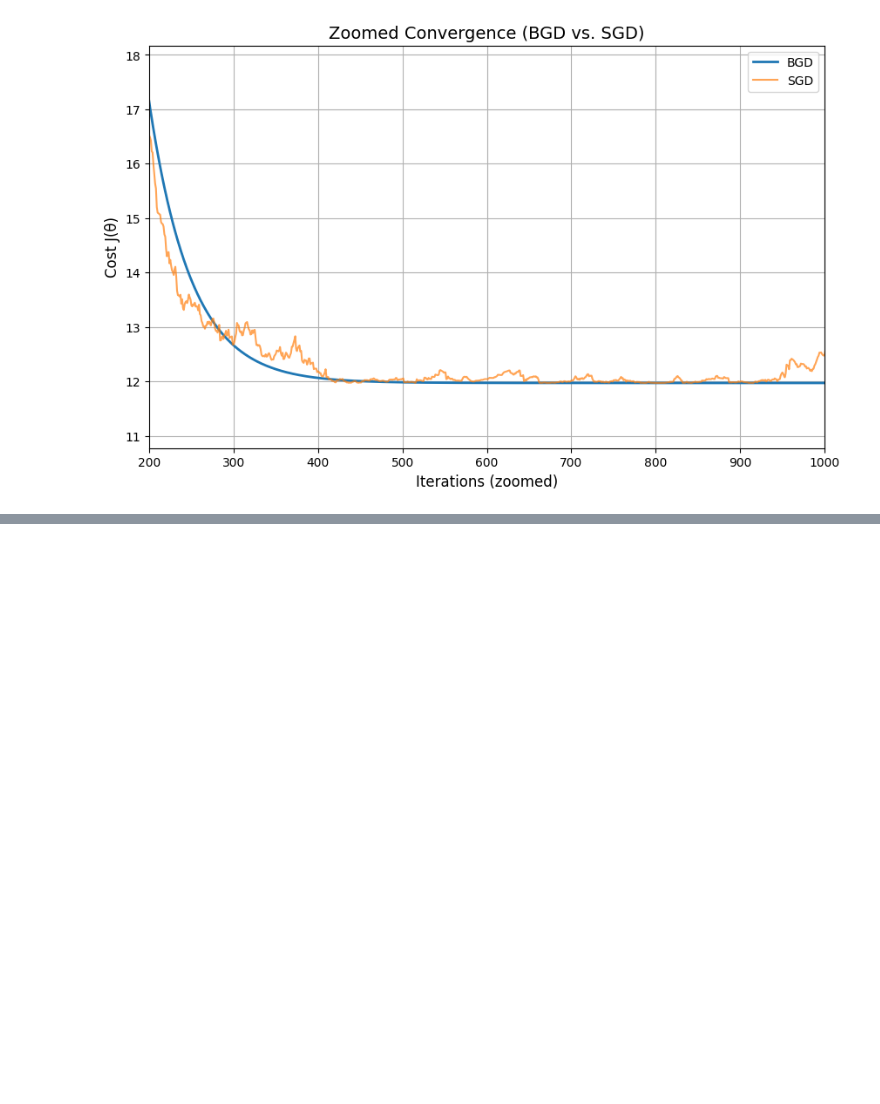
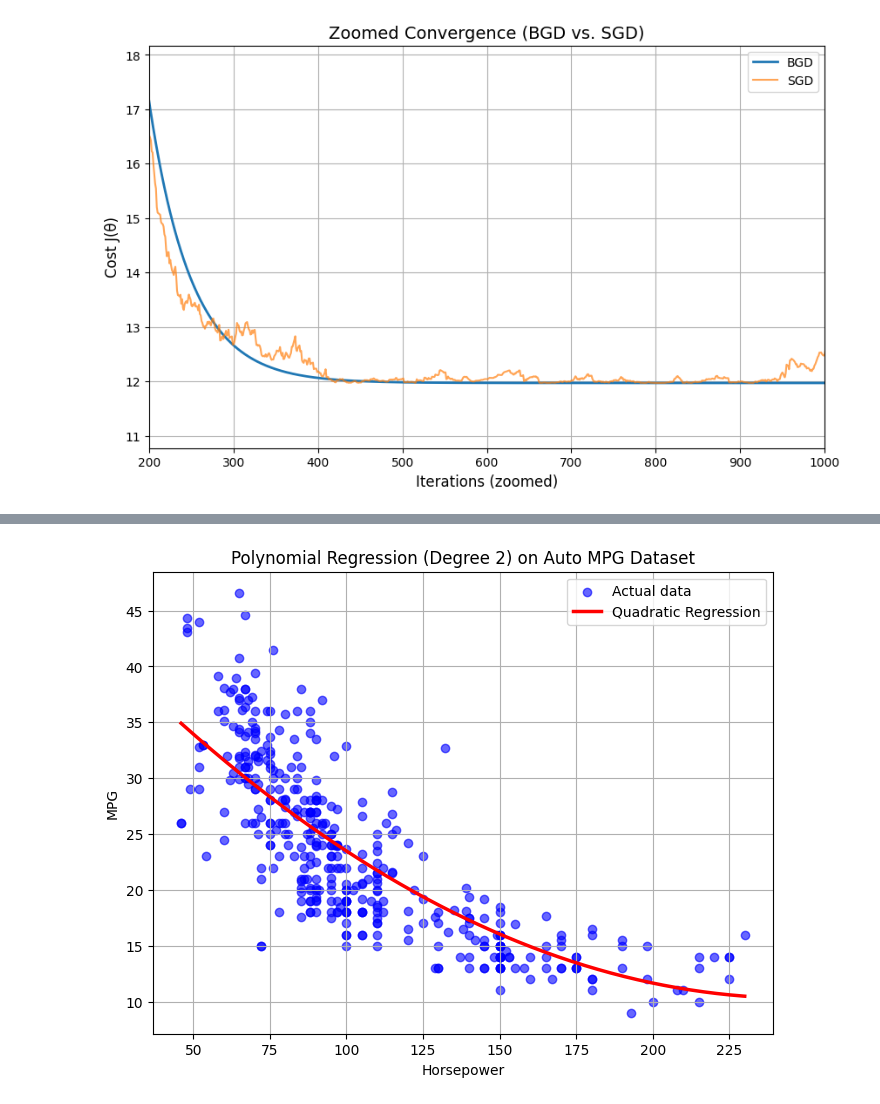
Before and after one commit to parmidamardi/CDM-TA-3, a Jupyter notebook: CDM_TA_3.ipynb, the cells around one changed output, grey strips where cells are left out. Cells and saved outputs as stored; diff of their text form; code cells hidden in the pictures; blank space fills up the shorter version.

Commit message:
part 3: Implement nonlinear regression

```diff
--- a/CDM_TA_3.ipynb
+++ b/CDM_TA_3.ipynb
@@ -250,0 +253,4 @@ plt.show()
+# %%
+#3.1.1
+x = data_mpg['Horsepower'].values.reshape(-1, 1)
+y = data_mpg['MPG'].values.reshape(-1, 1)
@@ -250,0 +302,37 @@ plt.show()
+# %%
+#3.1.3
+theta_poly, cost_sgd_poly = stochastic_gradient_descent(
+    Apoly_norm,
+    y,
+    learning_rate=0.01,
+    n_iterations=5000
+)
+# %%
+#3.1.4
+x_plot = np.linspace(x.min(), x.max(), 300).reshape(-1, 1)
+
+x1_norm_plot = (x_plot - x1_mean) / x1_std
+x2_norm_plot = (x_plot**2 - x2_mean) / x2_std
+
+Apoly_plot = np.hstack([
+    np.ones_like(x_plot),
+    x1_norm_plot,
+    x2_norm_plot
+])
+
+y_pred = Apoly_plot @ theta_poly
+
+plt.figure(figsize=(8, 6))
+
+plt.scatter(x, y, color='blue', alpha=0.6, label='Actual data')
+
+plt.plot(x_plot, y_pred, color='red', linewidth=2.5, label='Quadratic Regression')
+
+plt.xlabel('Horsepower')
+plt.ylabel('MPG')
+plt.title('Polynomial Regression (Degree 2) on Auto MPG Dataset')
+plt.legend()
+plt.grid(True)
+plt.show()
+# %% [output]
+[figure, added]
```
Also changed, not shown: parts of 3 cells of this notebook.
